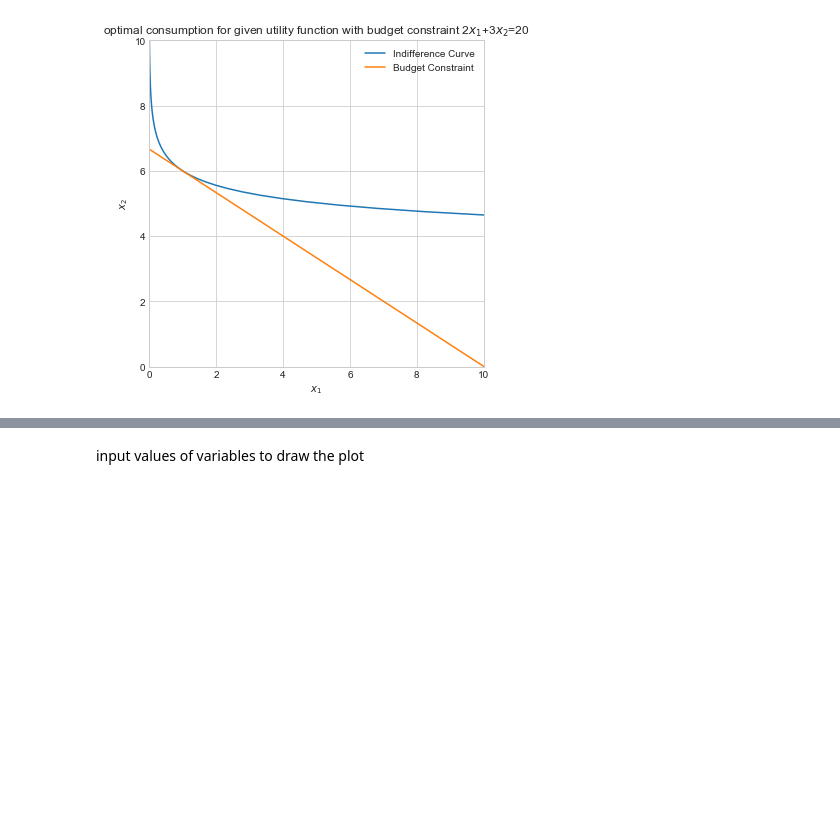
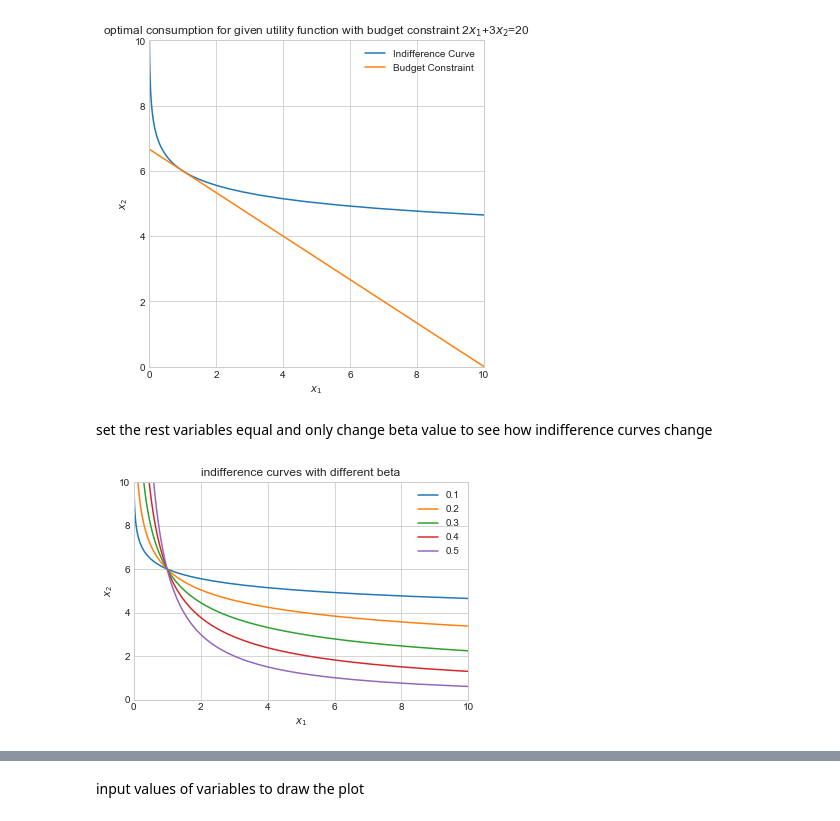
Before and after one commit to NumEconCopenhagen/projects-2020-group-999, a Jupyter notebook: modelproject/modelproject_1.ipynb, the cells around one changed output, grey strips where cells are left out. Cells and saved outputs as stored; diff of their text form; code cells hidden in the pictures; blank space fills up the shorter version.

```diff
--- a/modelproject/modelproject_1.ipynb
+++ b/modelproject/modelproject_1.ipynb
@@ -298,3 +298,21 @@ ax.legend()
 # %% [output]
 <matplotlib.legend.Legend at 0x...>
 [figure]
+# %% [markdown]
+set the rest variables equal and only change beta value to see how indifference curves change
+# %%
+fig = plt.figure()
+ax = fig.add_subplot(1,1,1)
+
+for Beta in [0.1,0.2,0.3,0.4,0.5]:
+    x2_vec,x1_vec = indifference_curve(y1=sol_1.x[0],y2=sol_1.x[1],A=4,beta=Beta,N=100,x1_max=x1_max)
+    ax.plot(x1_vec,x2_vec,label=f'{Beta}')
+
+    ax.legend()
+    ax.set_xlabel('$x_1$')
+    ax.set_ylabel('$x_2$')
+    ax.set_title('indifference curves with different beta')
+    ax.set_xlim([0,10])
+    ax.set_ylim([0,10]);
+# %% [output]
+[figure, added]
```
Also changed, not shown: parts of 4 cells of this notebook, 1 other file.
